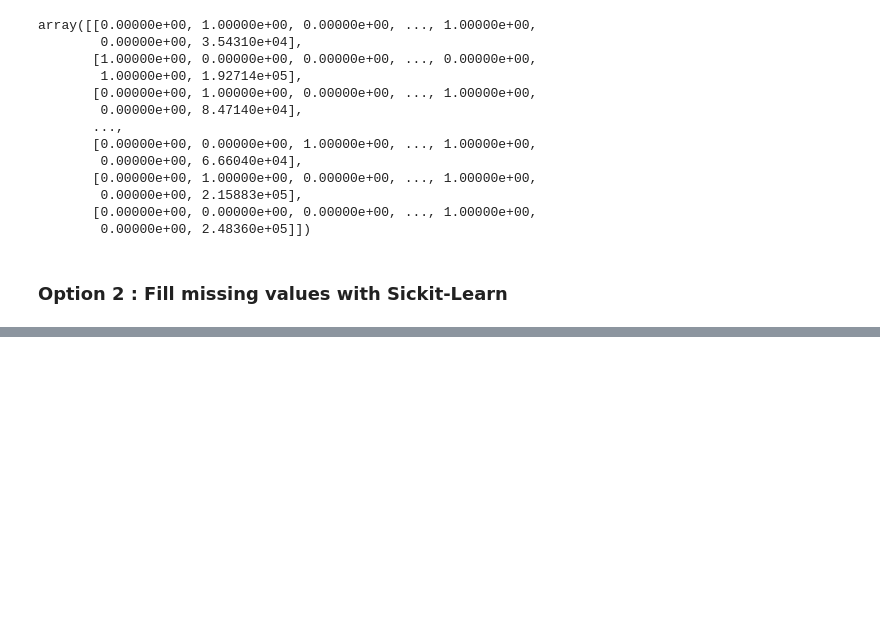
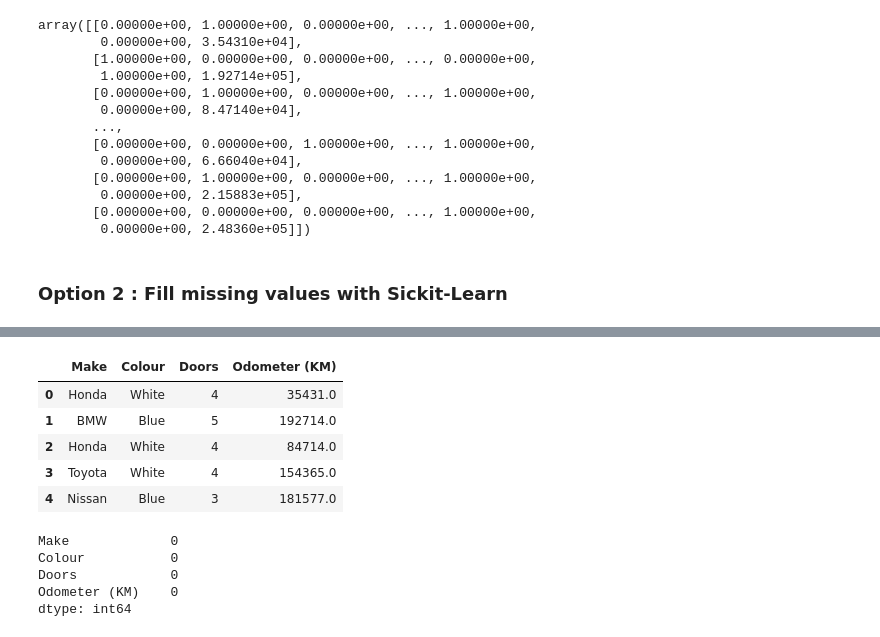
Before and after one commit to YisakT/Machine-Learning-Resources-, a Jupyter notebook: Introduction_to_scikit _learn.ipynb, the cells around one changed output, grey strips where cells are left out. Saved outputs shown, nothing was run; the diff lists cells and outputs as text; code cells hidden in the pictures; blank space fills up the shorter version.

Commit message:
fill missing data

```diff
--- a/Introduction_to_scikit _learn.ipynb
+++ b/Introduction_to_scikit _learn.ipynb
@@ -872,0 +912,29 @@ array([[0.00000e+00, 1.00000e+00, 0.00000e+00, ..., 1.00000e+00,
+# %%
+from sklearn.impute import SimpleImputer
+from sklearn.compose import ColumnTransformer
+
+# Imputer are used here to fill missing data
+# Setup imputers: one for categorical, one for door number, and one for numerical features
+cat_imputer = SimpleImputer(strategy="constant", fill_value="missing")  # Fills missing categorical values with 'missing'
+door_imputer = SimpleImputer(strategy="constant", fill_value=4)  # Fills missing door values with '4'
+num_imputer = SimpleImputer(strategy="mean")  # Fills missing numerical values with mean of the column
+
+# Define feature lists for different data types
+cat_features = ["Make", "Colour"]  # Categorical feature names
+door_feature = ["Doors"]  # Door feature name
+num_features = ["Odometer (KM)"]  # Numerical feature names
+
+# Create a ColumnTransformer to apply each imputer to the correct features
+# ColumnTransformer takes a list of multiple transformers
+# Each element of the list is a tuple, specifying the transformer to apply to a specific subset of columns.
+# This is powerful because it allows different treatments for different types of data
+imputer = ColumnTransformer([
+    ("cat_imputer", cat_imputer, cat_features),  # Apply categorical imputer to cat_features
+    ("door_imputer", door_imputer, door_feature),  # Apply door imputer to door_feature
+    ("num_imputer", num_imputer, num_features)  # Apply numerical imputer to num_features
+])
+
+# Assume X is your dataframe
+# Apply the ColumnTransformer to the data
+filled_X = imputer.fit_transform(X)  # Imputes missing values in X
+filled_X
@@ -872,0 +949,22 @@ array([[0.00000e+00, 1.00000e+00, 0.00000e+00, ..., 1.00000e+00,
+# %%
+# lets check the filled column
+car_sales_filled = pd.DataFrame(filled_X,
+                              columns=["Make","Colour","Doors", "Odometer (KM)"])
+
+car_sales_filled.head()
+# %% [output]
+|  | Make | Colour | Doors | Odometer (KM) |
+| 0 | Honda | White | 4 | 35431.0 |
+| 1 | BMW | Blue | 5 | 192714.0 |
+| 2 | Honda | White | 4 | 84714.0 |
+| 3 | Toyota | White | 4 | 154365.0 |
+| 4 | Nissan | Blue | 3 | 181577.0 |
+# %%
+# we can see here that we have no missing values
+car_sales_flled.isna().sum()
+# %% [output]
+Make             0
+Colour           0
+Doors            0
+Odometer (KM)    0
+dtype: int64
```
Also changed, not shown: parts of 11 cells of this notebook.
